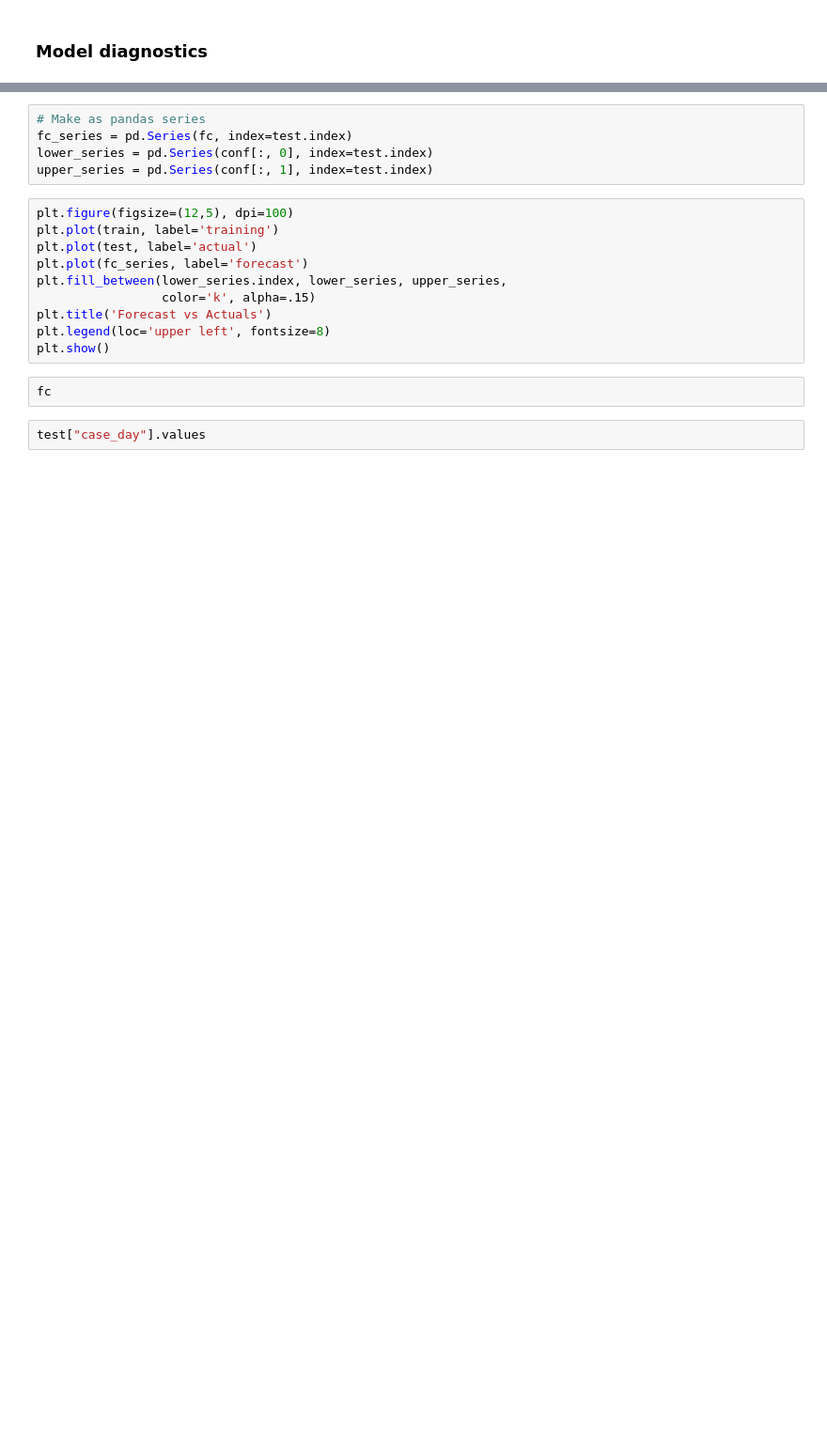
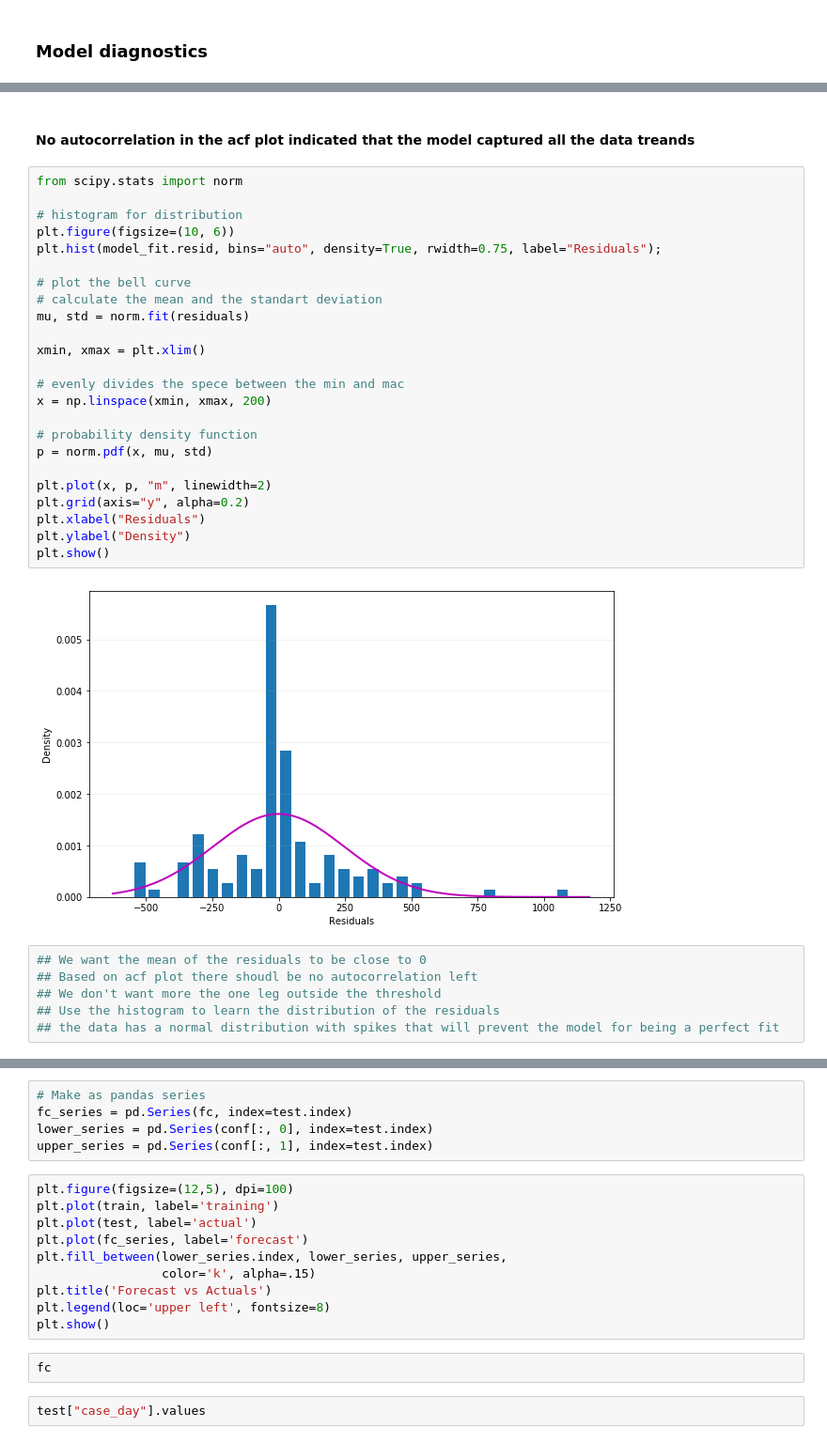
Before and after one commit to menlodoug/Final_Project, a Jupyter notebook: Machine Learning/arima_cases_prediction.ipynb, the cells around one changed output, grey strips where cells are left out. Shown at 94% size. Cells and saved outputs as stored; diff of their text form; blank space fills up the shorter version.

Commit message:
VAR machine learning

```diff
--- a/Machine Learning/arima_cases_prediction.ipynb
+++ b/Machine Learning/arima_cases_prediction.ipynb
@@ -309,3 +300,37 @@ max    1097.173562
+# %% [markdown]
+#### No autocorrelation in the acf plot indicated that the model captured all the data treands
+# %%
+from scipy.stats import norm
+
+# histogram for distribution
+plt.figure(figsize=(10, 6))
+plt.hist(model_fit.resid, bins="auto", density=True, rwidth=0.75, label="Residuals");
+
+# plot the bell curve
+# calculate the mean and the standart deviation
+mu, std = norm.fit(residuals)
+
+xmin, xmax = plt.xlim()
+
+# evenly divides the spece between the min and mac
+x = np.linspace(xmin, xmax, 200)
+
+# probability density function
+p = norm.pdf(x, mu, std)
+
+plt.plot(x, p, "m", linewidth=2)
+plt.grid(axis="y", alpha=0.2)
+plt.xlabel("Residuals")
+plt.ylabel("Density")
+plt.show()
+# %% [output]
+[figure, added]
+# %%
+## We want the mean of the residuals to be close to 0
+## Based on acf plot there shoudl be no autocorrelation left
+## We don't want more the one leg outside the threshold
+## Use the histogram to learn the distribution of the residuals
+## the data has a normal distribution with spikes that will prevent the model for being a perfect fit
 # %%
 # Actual vs Fitted
 model_fit.plot_predict(dynamic=False)
```
Also changed, not shown: parts of 14 cells of this notebook, 4 other files.
